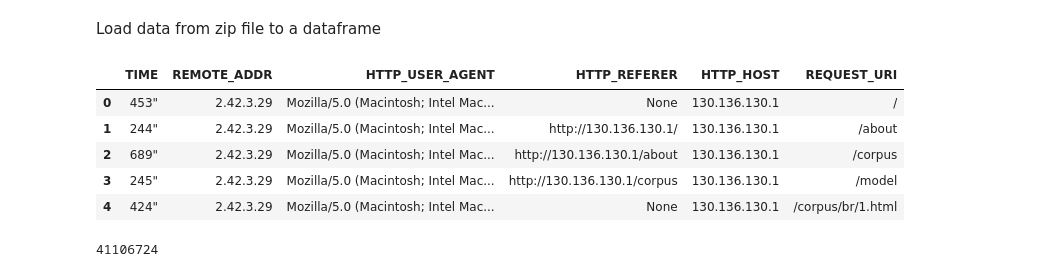
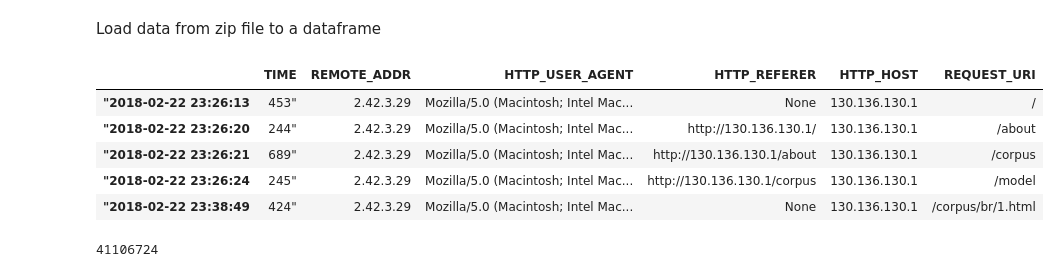
Before and after one commit to opencitations/ramose, a Jupyter notebook: eval/RAMOSE_logs.ipynb, the cells around one changed output. Cells and saved outputs as stored; diff of their text form; code cells hidden in the pictures.

```diff
--- a/eval/RAMOSE_logs.ipynb
+++ b/eval/RAMOSE_logs.ipynb
@@ -8,24 +8,24 @@ Load data from zip file to a dataframe
 # %%
 zf1 = zipfile.ZipFile('log-2018-0212-filtered.csv.zip')
 df1 = pd.read_csv(zf1.open('log-2018-0212-filtered.csv'), sep=',', error_bad_lines=False, quoting=csv.QUOTE_NONE, warn_bad_lines=False)
 
 zf2 = zipfile.ZipFile('log-2019-0112-filtered.csv.zip')
 df2 = pd.read_csv(zf2.open('log-2019-0112-filtered.csv'), sep=',', error_bad_lines=False, quoting=csv.QUOTE_NONE, warn_bad_lines=False)
 
 zf3 = zipfile.ZipFile('log-2020-0102-filtered.csv.zip')
 df3 = pd.read_csv(zf3.open('log-2020-0102-filtered.csv'), sep=',', error_bad_lines=False, quoting=csv.QUOTE_NONE, warn_bad_lines=False)
 
 zf4 = zipfile.ZipFile('log-2020-0105-filtered.csv.zip')
 df4 = pd.read_csv(zf4.open('log-2020-0105-filtered.csv'), sep=',', error_bad_lines=False, quoting=csv.QUOTE_NONE, warn_bad_lines=False)
-df = pd.concat([df1, df2, df3, df4], ignore_index=True)
+df = pd.concat([df1, df2, df3, df4]) #, ignore_index=True
 df.head()
 # %% [output]
 |  | TIME | REMOTE_ADDR | HTTP_USER_AGENT | HTTP_REFERER | HTTP_HOST | REQUEST_URI |
-| 0 | 453" | 2.42.3.29 | Mozilla/5.0 (Macintosh; Intel Mac... | None | 130.136.130.1 | / |
-| 1 | 244" | 2.42.3.29 | Mozilla/5.0 (Macintosh; Intel Mac... | http://130.136.130.1/ | 130.136.130.1 | /about |
-| 2 | 689" | 2.42.3.29 | Mozilla/5.0 (Macintosh; Intel Mac... | http://130.136.130.1/about | 130.136.130.1 | /corpus |
-| 3 | 245" | 2.42.3.29 | Mozilla/5.0 (Macintosh; Intel Mac... | http://130.136.130.1/corpus | 130.136.130.1 | /model |
-| 4 | 424" | 2.42.3.29 | Mozilla/5.0 (Macintosh; Intel Mac... | None | 130.136.130.1 | /corpus/br/1.html |
+| "2018-02-22 23:26:13 | 453" | 2.42.3.29 | Mozilla/5.0 (Macintosh; Intel Mac... | None | 130.136.130.1 | / |
+| "2018-02-22 23:26:20 | 244" | 2.42.3.29 | Mozilla/5.0 (Macintosh; Intel Mac... | http://130.136.130.1/ | 130.136.130.1 | /about |
+| "2018-02-22 23:26:21 | 689" | 2.42.3.29 | Mozilla/5.0 (Macintosh; Intel Mac... | http://130.136.130.1/about | 130.136.130.1 | /corpus |
+| "2018-02-22 23:26:24 | 245" | 2.42.3.29 | Mozilla/5.0 (Macintosh; Intel Mac... | http://130.136.130.1/corpus | 130.136.130.1 | /model |
+| "2018-02-22 23:38:49 | 424" | 2.42.3.29 | Mozilla/5.0 (Macintosh; Intel Mac... | None | 130.136.130.1 | /corpus/br/1.html |
 # %%
 print(len(df))
 # %% [output]
```
Also changed, not shown: parts of 10 cells of this notebook.
